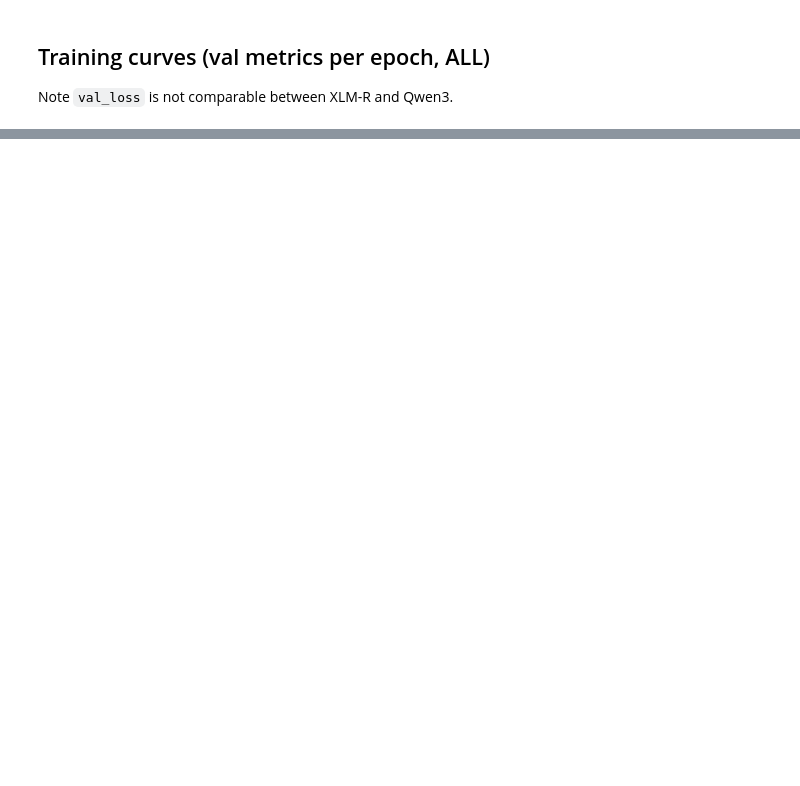
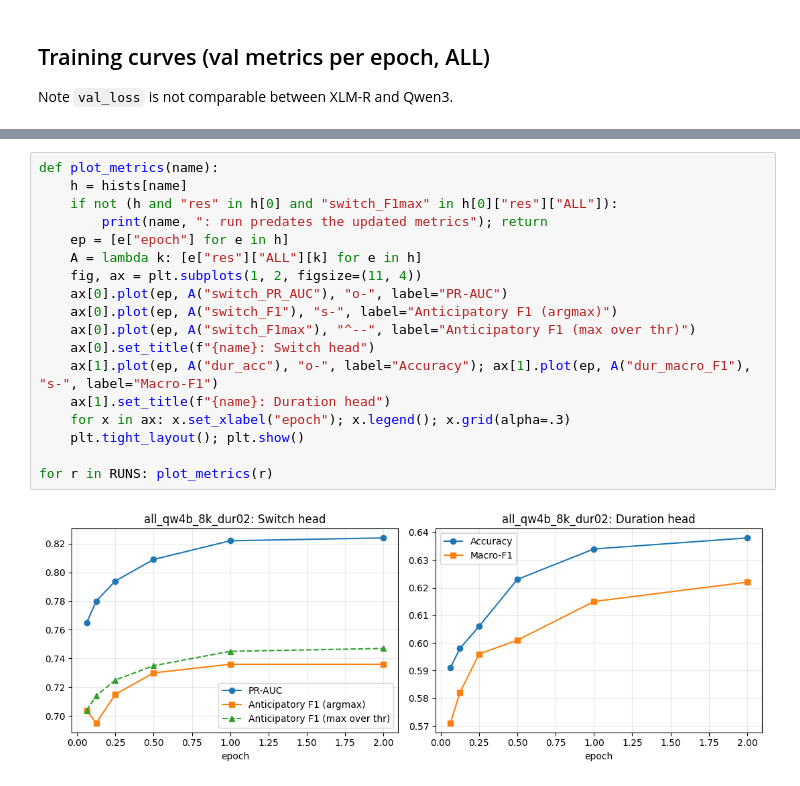
Before and after one commit to wanderingcorn/codeswitch, a Jupyter notebook: compare.ipynb, the cells around one changed output, grey strips where cells are left out. Drawn from its saved outputs; the diff is of its cells as text; blank space fills up the shorter version.

```diff
--- a/compare.ipynb
+++ b/compare.ipynb
@@ -132,0 +207,20 @@ plt.tight_layout()
+# %%
+def plot_metrics(name):
+    h = hists[name]
+    if not (h and "res" in h[0] and "switch_F1max" in h[0]["res"]["ALL"]):
+        print(name, ": run predates the updated metrics"); return
+    ep = [e["epoch"] for e in h]
+    A = lambda k: [e["res"]["ALL"][k] for e in h]
+    fig, ax = plt.subplots(1, 2, figsize=(11, 4))
+    ax[0].plot(ep, A("switch_PR_AUC"), "o-", label="PR-AUC")
+    ax[0].plot(ep, A("switch_F1"), "s-", label="Anticipatory F1 (argmax)")
+    ax[0].plot(ep, A("switch_F1max"), "^--", label="Anticipatory F1 (max over thr)")
+    ax[0].set_title(f"{name}: Switch head")
+    ax[1].plot(ep, A("dur_acc"), "o-", label="Accuracy"); ax[1].plot(ep, A("dur_macro_F1"), "s-", label="Macro-F1")
+    ax[1].set_title(f"{name}: Duration head")
+    for x in ax: x.set_xlabel("epoch"); x.legend(); x.grid(alpha=.3)
+    plt.tight_layout(); plt.show()
+
+for r in RUNS: plot_metrics(r)
+# %% [output]
+[figure, added]
```
Also changed, not shown: parts of 9 cells of this notebook, 10 other files.
